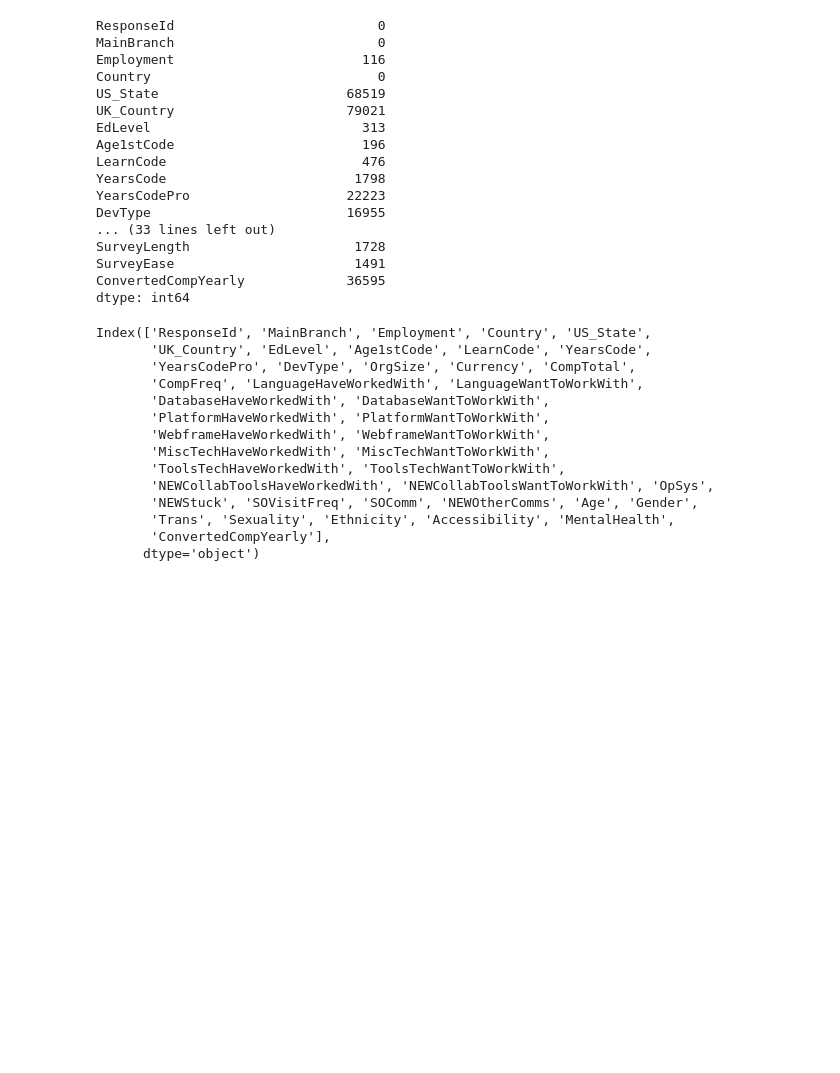
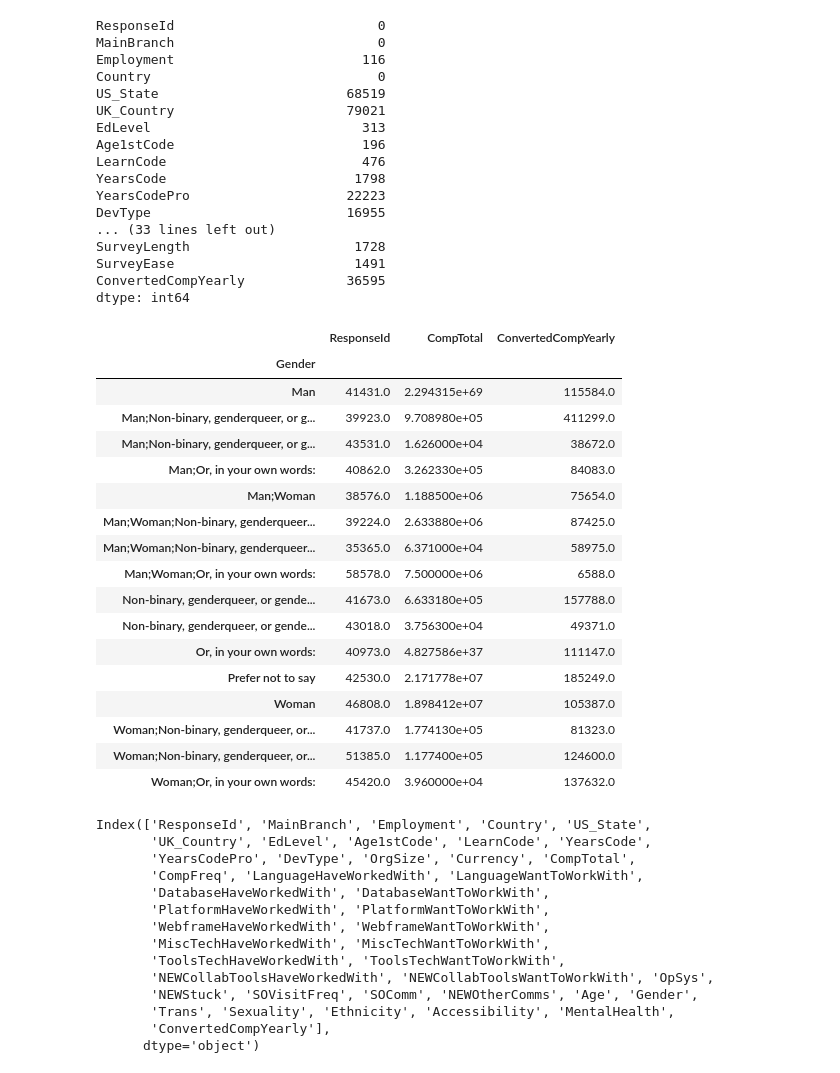
Before and after one commit to data301-2021-winter1/project-group13-project, a Jupyter notebook: notebooks/analysis1.ipynb, the cells around one changed output. Drawn from its saved outputs; the diff is of its cells as text; code cells hidden in the pictures; blank space fills up the shorter version.

```diff
--- a/notebooks/analysis1.ipynb
+++ b/notebooks/analysis1.ipynb
@@ -23,6 +11,0 @@ with zipfile.ZipFile('../data/raw/survey_results_public_2017.csv.zip') as myzip:
-# %%
-df = pd.read_csv('../data/raw/survey_results_public_2021.csv') #Loading 2021 data
-df2020 = pd.read_csv('../data/raw/survey_results_public_2020.csv') #Loading 2020 data
-df2019 = pd.read_csv(data2019,dtype='unicode')
-df2018 = pd.read_csv(data2018,dtype='unicode')
-df2017 = pd.read_csv(data2017,dtype='unicode')
@@ -142,6 +134,27 @@ SurveyLength                     1728
 SurveyEase                       1491
 ConvertedCompYearly             36595
 dtype: int64
+# %%
+df.groupby(['Gender']).mean().round()
+# %% [output]
+|  | ResponseId | CompTotal | ConvertedCompYearly |
+| Gender |  |  |  |
+| Man | 41431.0 | 2.294315e+69 | 115584.0 |
+| Man;Non-binary, genderqueer, or g... | 39923.0 | 9.708980e+05 | 411299.0 |
+| Man;Non-binary, genderqueer, or g... | 43531.0 | 1.626000e+04 | 38672.0 |
+| Man;Or, in your own words: | 40862.0 | 3.262330e+05 | 84083.0 |
+| Man;Woman | 38576.0 | 1.188500e+06 | 75654.0 |
+| Man;Woman;Non-binary, genderqueer... | 39224.0 | 2.633880e+06 | 87425.0 |
+| Man;Woman;Non-binary, genderqueer... | 35365.0 | 6.371000e+04 | 58975.0 |
+| Man;Woman;Or, in your own words: | 58578.0 | 7.500000e+06 | 6588.0 |
+| Non-binary, genderqueer, or gende... | 41673.0 | 6.633180e+05 | 157788.0 |
+| Non-binary, genderqueer, or gende... | 43018.0 | 3.756300e+04 | 49371.0 |
+| Or, in your own words: | 40973.0 | 4.827586e+37 | 111147.0 |
+| Prefer not to say | 42530.0 | 2.171778e+07 | 185249.0 |
+| Woman | 46808.0 | 1.898412e+07 | 105387.0 |
+| Woman;Non-binary, genderqueer, or... | 41737.0 | 1.774130e+05 | 81323.0 |
+| Woman;Non-binary, genderqueer, or... | 51385.0 | 1.177400e+05 | 124600.0 |
+| Woman;Or, in your own words: | 45420.0 | 3.960000e+04 | 137632.0 |
 # %%
 df_cleaned = df.copy().drop(['SOAccount','SOPartFreq','NEWSOSites','SurveyLength','SurveyEase'],axis=1)
 # %%
```
Also changed, not shown: parts of 5 cells of this notebook, 1 other file.
